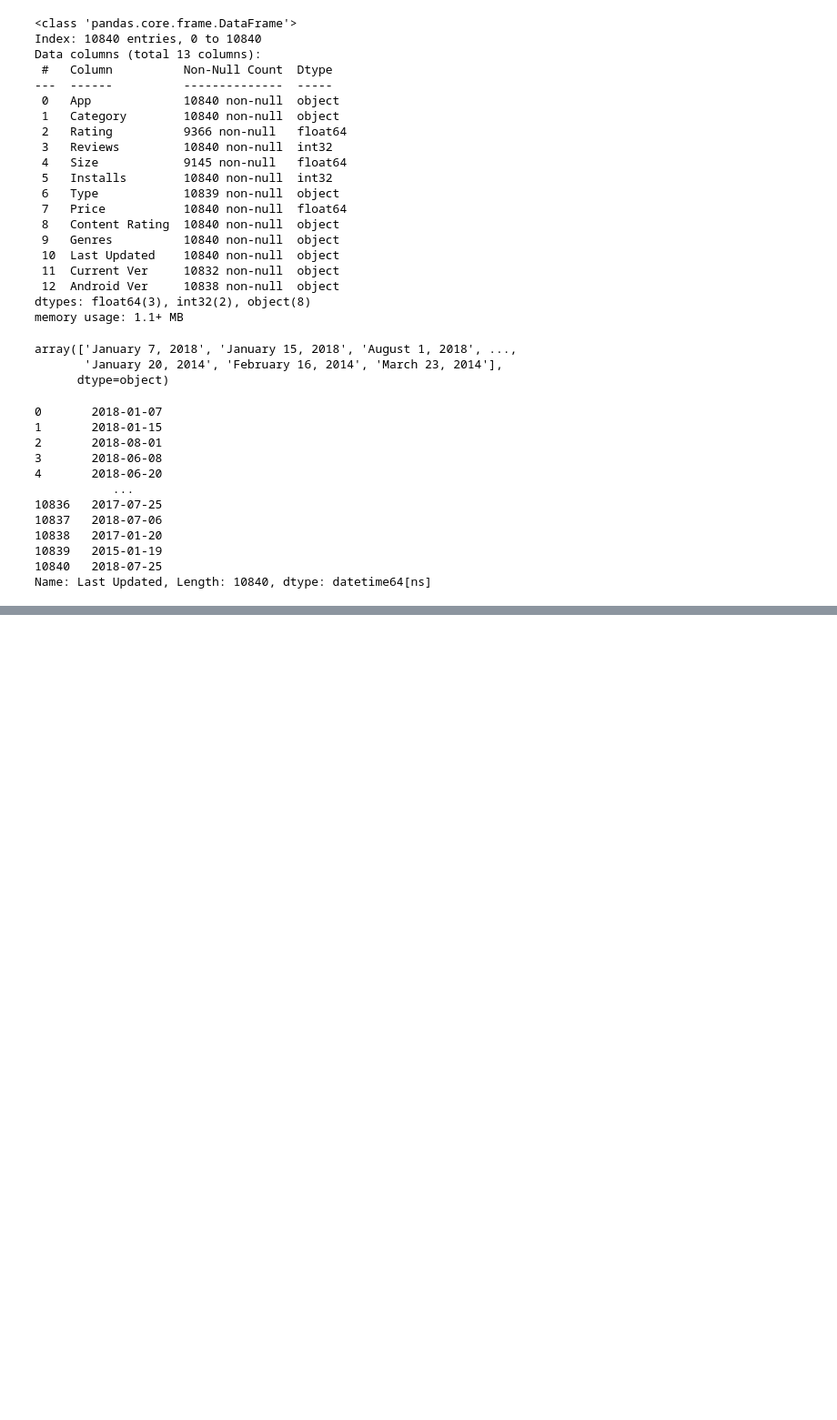
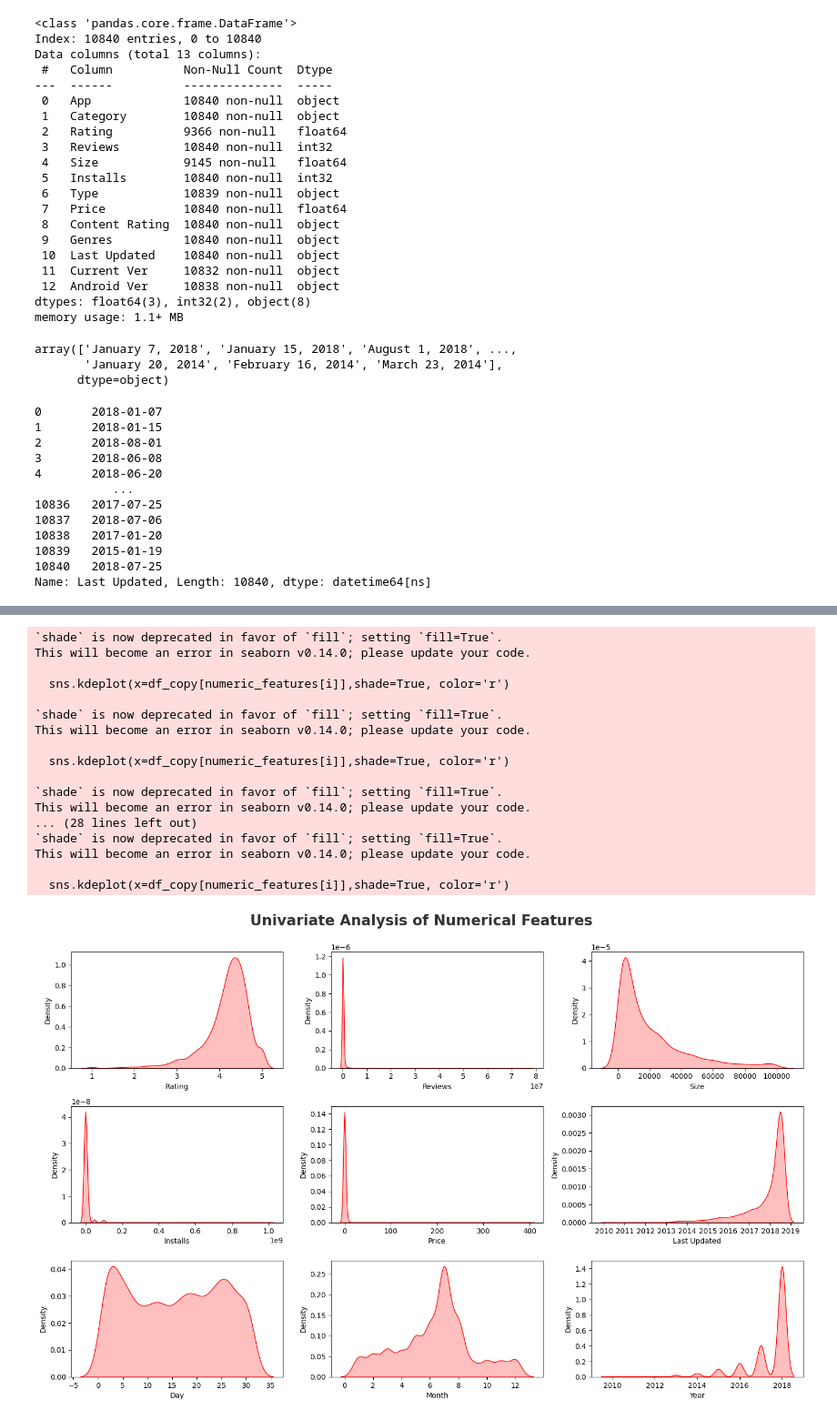
Before and after one commit to venkat-yalamanchili/EDA, a Jupyter notebook: 3.Google_playstore.ipynb, the cells around one changed output, grey strips where cells are left out. Shown at 91% size. Cells and saved outputs as stored; diff of their text form; code cells hidden in the pictures; blank space fills up the shorter version.

Commit message:
EDA on playstore data

```diff
--- a/3.Google_playstore.ipynb
+++ b/3.Google_playstore.ipynb
@@ -315,0 +327,2 @@ df_copy.to_csv('google_cleaned.csv')
+# %%
+df_copy = df_copy.drop_duplicates(subset=['App'],keep='first')  #Keep=first mean it keeps the first record and delets the next duplicate one
@@ -315,0 +333,8 @@ df_copy.to_csv('google_cleaned.csv')
+# %%
+## Now we will explore
+numeric_features = [feature for feature in df_copy.columns if df_copy[feature].dtype != 'O']
+categorical_features = [feature for feature in df_copy.columns if df_copy[feature].dtype == 'O']
+
+# print columns
+print('We have {} numerical features : {}'.format(len(numeric_features), numeric_features))
+print('\nWe have {} categorical features : {}'.format(len(categorical_features), categorical_features))
@@ -315,0 +382,29 @@ df_copy.to_csv('google_cleaned.csv')
+# %%
+## Proportion of count data on numerical columns
+plt.figure(figsize=(15, 15))
+plt.suptitle('Univariate Analysis of Numerical Features', fontsize=20, fontweight='bold', alpha=0.8, y=1.)
+
+for i in range(0, len(numeric_features)):
+    plt.subplot(5, 3, i+1)
+    sns.kdeplot(x=df_copy[numeric_features[i]],shade=True, color='r')
+    plt.xlabel(numeric_features[i])
+    plt.tight_layout()
+# %% [output]
+`shade` is now deprecated in favor of `fill`; setting `fill=True`.
+This will become an error in seaborn v0.14.0; please update your code.
+
+  sns.kdeplot(x=df_copy[numeric_features[i]],shade=True, color='r')
+
+`shade` is now deprecated in favor of `fill`; setting `fill=True`.
+This will become an error in seaborn v0.14.0; please update your code.
+
+  sns.kdeplot(x=df_copy[numeric_features[i]],shade=True, color='r')
+
+`shade` is now deprecated in favor of `fill`; setting `fill=True`.
+This will become an error in seaborn v0.14.0; please update your code.
+... (28 lines left out)
+`shade` is now deprecated in favor of `fill`; setting `fill=True`.
+This will become an error in seaborn v0.14.0; please update your code.
+
+  sns.kdeplot(x=df_copy[numeric_features[i]],shade=True, color='r')
+[figure, added]
```
Also changed, not shown: parts of 26 cells of this notebook.
